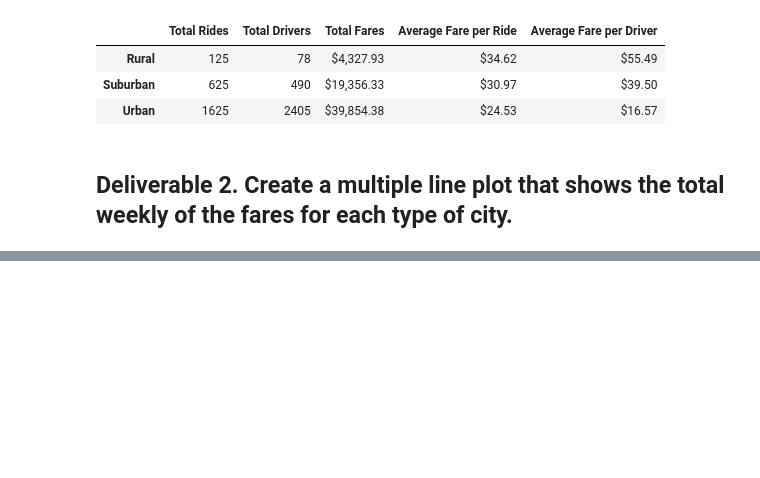
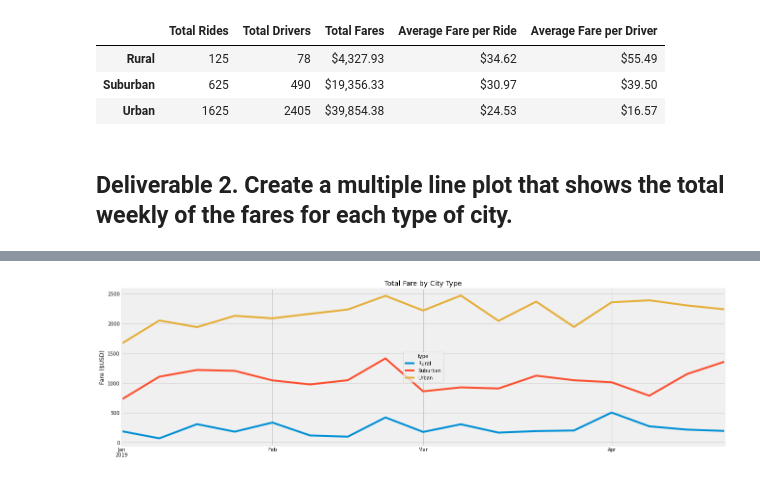
Before and after one commit to StephenELevy/PyBer_Analysis, a Jupyter notebook: PyBer_Challenge.ipynb, the cells around one changed output, grey strips where cells are left out. Saved outputs shown, nothing was run; the diff lists cells and outputs as text; code cells hidden in the pictures; blank space fills up the shorter version.

Commit message:
Final Pyber_Challenge.ipynb and analysis folder

```diff
--- a/PyBer_Challenge.ipynb
+++ b/PyBer_Challenge.ipynb
@@ -180,3 +229,7 @@ pyber_summary_df
 # %%
 # 4. Create a pivot table with the 'date' as the index, the columns ='type', and values='fare'
 # to get the total fares for each type of city by the date.
+faresdatecityty_data_df_pivot = faresdatecityty_data_df.pivot(index="date", columns="type", values="fare")
+faresdatecityty_data_df_pivot.head(10)
+
+# faresdatecityty_data_df_pivot.dtypes
@@ -183,2 +249,9 @@ pyber_summary_df
 # %%
 # 5. Create a new DataFrame from the pivot table DataFrame using loc on the given dates, '2019-01-01':'2019-04-29'.
+
+faresdatecityty1_data_df = faresdatecityty_data_df_pivot.loc["2019-01-01 00:08:16" : "2019-04-28 19:35:03"]
+faresdatecityty1_data_df
+
+faresdatecityty1_data_df
+
+#
@@ -185,3 +273,9 @@ pyber_summary_df
 # %%
 # 6. Set the "date" index to datetime datatype. This is necessary to use the resample() method in Step 8.
 # df.index = pd.to_datetime(df.index)
+
+# pd.to_datatime(faresdatecityty1_data_df['date']
+#faresdatecityty1_data_df['date'] = pd.to_datetime(faresdatecityty1_data_df['date'])
+
+faresdatecityty1_data_df.index = pd.to_datetime(faresdatecityty1_data_df.index)
+faresdatecityty1_data_df
@@ -190,2 +311,5 @@ pyber_summary_df
 # %%
 # 8. Create a new DataFrame using the "resample()" function by week 'W' and get the sum of the fares for each week.
+faresdatecityty1_data_weekly_df= faresdatecityty1_data_df.resample('w').sum()
+
+faresdatecityty1_data_weekly_df
@@ -192,7 +336,14 @@ pyber_summary_df
 # %%
 # 8. Using the object-oriented interface method, plot the resample DataFrame using the df.plot() function.
 
+weekly_fares = faresdatecityty1_data_weekly_df.plot(figsize = (20,6))
+weekly_fares.set_title("Total Fare by City Type")
+weekly_fares.set_xlabel("")
+weekly_fares.set_ylabel("Fare ($USD)")
 # Import the style from Matplotlib.
 from matplotlib import style
 # Use the graph style fivethirtyeight.
 style.use('fivethirtyeight')
+plt.savefig("analysis/PyBer_fare_summary.png")
+# %% [output]
+[figure, added]
```
Also changed, not shown: parts of 9 cells of this notebook, 11 other files.
